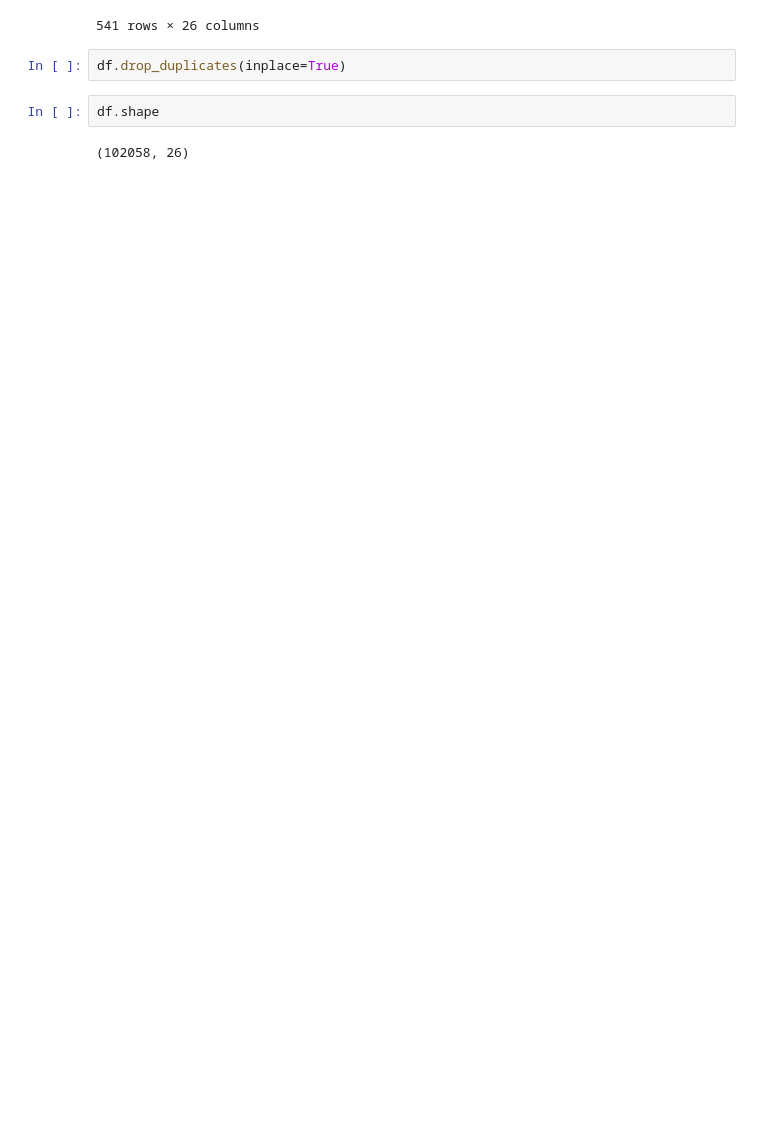
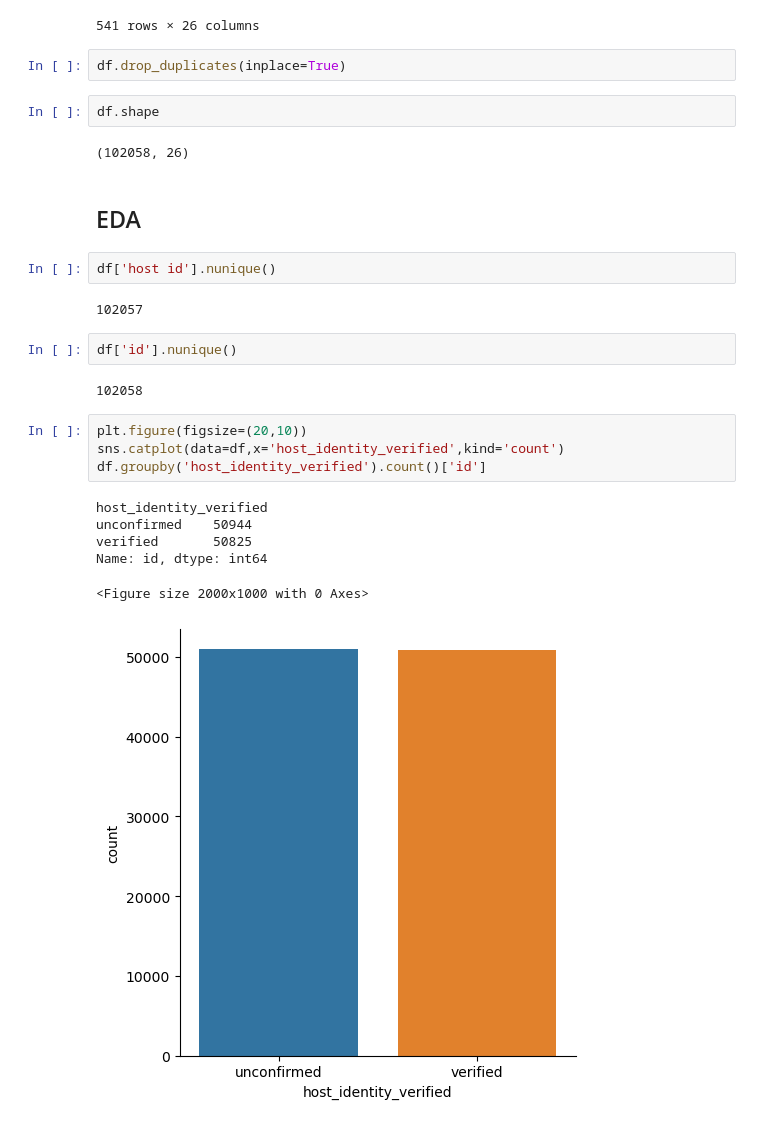
Before and after one commit to Marcos-Verdi/DA_Reg_airbnbNYCData, a Jupyter notebook: airbnb_nyc_data_analysis.ipynb, the cells around one changed output. Saved outputs shown, nothing was run; the diff lists cells and outputs as text; blank space fills up the shorter version.

```diff
--- a/airbnb_nyc_data_analysis.ipynb
+++ b/airbnb_nyc_data_analysis.ipynb
@@ -94,3 +97,24 @@ df.drop_duplicates(inplace=True)
 df.shape
 # %% [output]
 (102058, 26)
+# %% [markdown]
+## EDA
+# %%
+df['host id'].nunique()
+# %% [output]
+102057
+# %%
+df['id'].nunique()
+# %% [output]
+102058
+# %%
+plt.figure(figsize=(20,10))
+sns.catplot(data=df,x='host_identity_verified',kind='count')
+df.groupby('host_identity_verified').count()['id']
+# %% [output]
+host_identity_verified
+unconfirmed    50944
+verified       50825
+Name: id, dtype: int64
+<Figure size 2000x1000 with 0 Axes>
+[figure, added]
```
Also changed, not shown: parts of 35 cells of this notebook.
